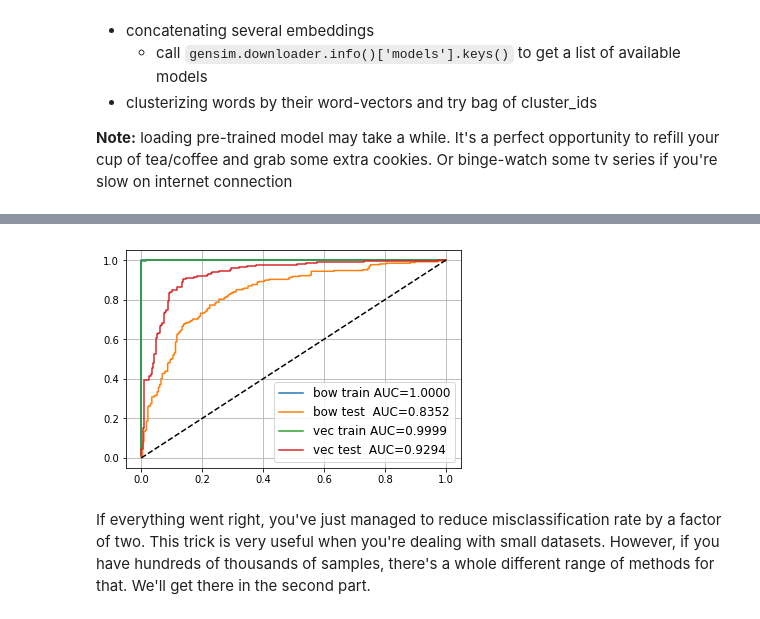
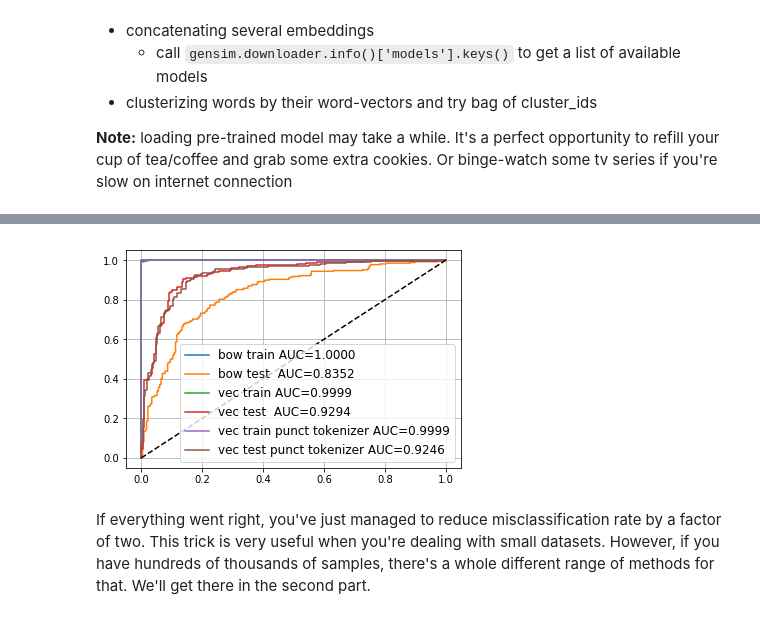
Before and after one commit to frolovconst/nlp_course, a Jupyter notebook: week2_classification/homework_part1-Copy1.ipynb, the cells around one changed output, grey strips where cells are left out. Drawn from its saved outputs; the diff is of its cells as text; code cells hidden in the pictures.

```diff
--- a/week2_classification/homework_part1-Copy1.ipynb
+++ b/week2_classification/homework_part1-Copy1.ipynb
@@ -37,9 +37,11 @@ Comments contain raw text with punctuation, upper/lowercase letters and even new
 
 To simplify all further steps, we'll split text into space-separated tokens using one of nltk tokenizers.
 # %%
-from nltk.tokenize import TweetTokenizer
+from nltk.tokenize import TweetTokenizer, WordPunctTokenizer
 tokenizer = TweetTokenizer()
+tokeniser_1 = WordPunctTokenizer()
 preprocess = lambda text: ' '.join(tokenizer.tokenize(text.lower()))
+preprocess_1 = lambda text: ' '.join(tokeniser_1.tokenize(text.lower()))
 
 text = 'How to be a grown-up at work: replace "fuck you" with "Ok, great!".'
 print("before:", text,)
@@ -52,6 +54,8 @@ after: how to be a grown-up at work : replace " fuck you " with " ok , great ! "
 
 texts_train = np.array([preprocess(text) for text in texts_train])
 texts_test = np.array([preprocess(text) for text in texts_test])
+texts_train_1 = np.array([preprocess_1(text) for text in texts_train])
+texts_test_1 = np.array([preprocess_1(text) for text in texts_test])
 # %%
 assert texts_train[5] ==  'who cares anymore . they attack with impunity .'
 assert texts_test[89] == 'hey todds ! quick q ? why are you so gay'
@@ -238,8 +255,11 @@ def vectorize_sum(comment):
     """
     embedding_dim = embeddings.wv.vectors.shape[1]
     features = np.zeros([embedding_dim], dtype='float32')
-
-    <YOUR CODE>
+    word_count=0
+    for word in comment.split():
+        if word in embeddings:
+            word_count += 1
+            features += embeddings.get_vector(word)
 
     return features
 
@@ -250,26 +270,31 @@ assert np.allclose(
 # %%
 X_train_wv = np.stack([vectorize_sum(text) for text in texts_train])
 X_test_wv = np.stack([vectorize_sum(text) for text in texts_test])
+X_train_wv_1 = np.stack([vectorize_sum(text) for text in texts_train_1])
+X_test_wv_1 = np.stack([vectorize_sum(text) for text in texts_test_1])
 # %%
 wv_model = LogisticRegression().fit(X_train_wv, y_train)
+wv_model_1 = LogisticRegression().fit(X_train_wv_1, y_train)
 
 for name, X, y, model in [
     ('bow train', X_train_bow, y_train, bow_model),
     ('bow test ', X_test_bow, y_test, bow_model),
     ('vec train', X_train_wv, y_train, wv_model),
-    ('vec test ', X_test_wv, y_test, wv_model)
+    ('vec test ', X_test_wv, y_test, wv_model),
+    ('vec train punct tokenizer', X_train_wv_1, y_train, wv_model_1),
+    ('vec test punct tokenizer', X_test_wv_1, y_test, wv_model_1)
 ]:
     proba = model.predict_proba(X)[:, 1]
     auc = roc_auc_score(y, proba)
     plt.plot(*roc_curve(y, proba)[:2], label='%s AUC=%.4f' % (name, auc))
 
 plt.plot([0, 1], [0, 1], '--', color='black',)
 plt.legend(fontsize='large')
 plt.grid()
 
 assert roc_auc_score(y_test, wv_model.predict_proba(X_test_wv)[:, 1]) > 0.92, "something's wrong with your features"
 # %% [output]
-[figure, old version]
+[figure, new version]
 # %% [markdown]
 If everything went right, you've just managed to reduce misclassification rate by a factor of two.
 This trick is very useful when you're dealing with small datasets. However, if you have hundreds of thousands of samples, there's a whole different range of methods for that. We'll get there in the second part.
```
Also changed, not shown: parts of 4 cells of this notebook, 1 other file.
